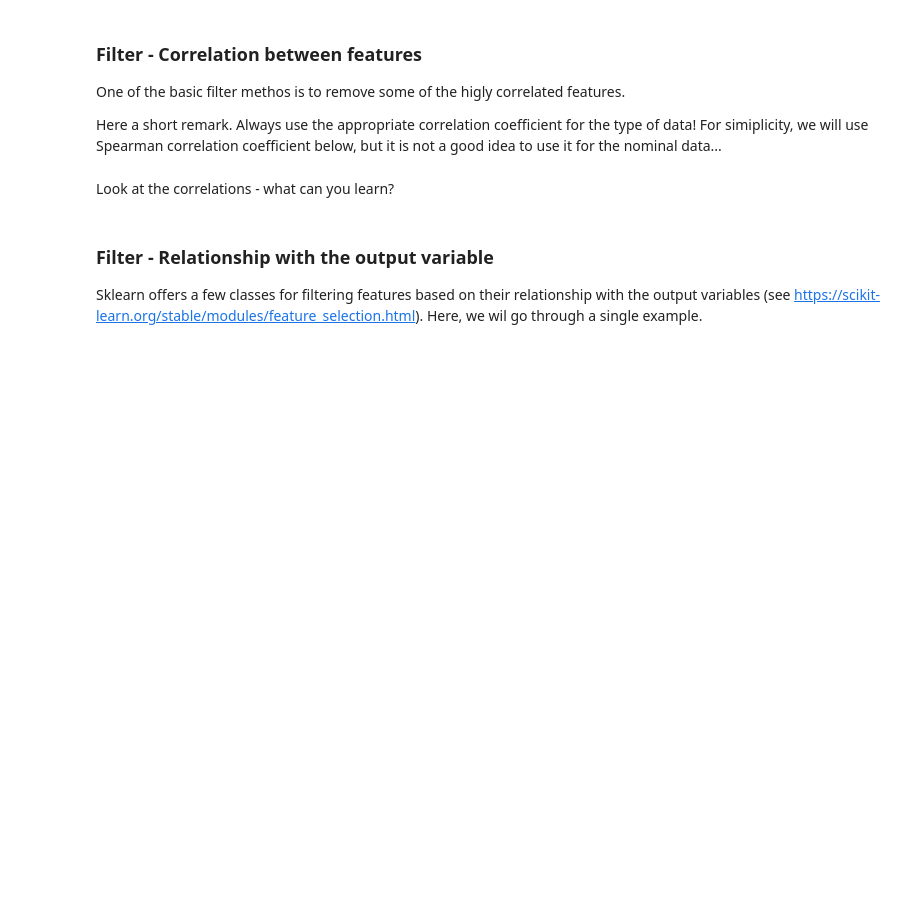
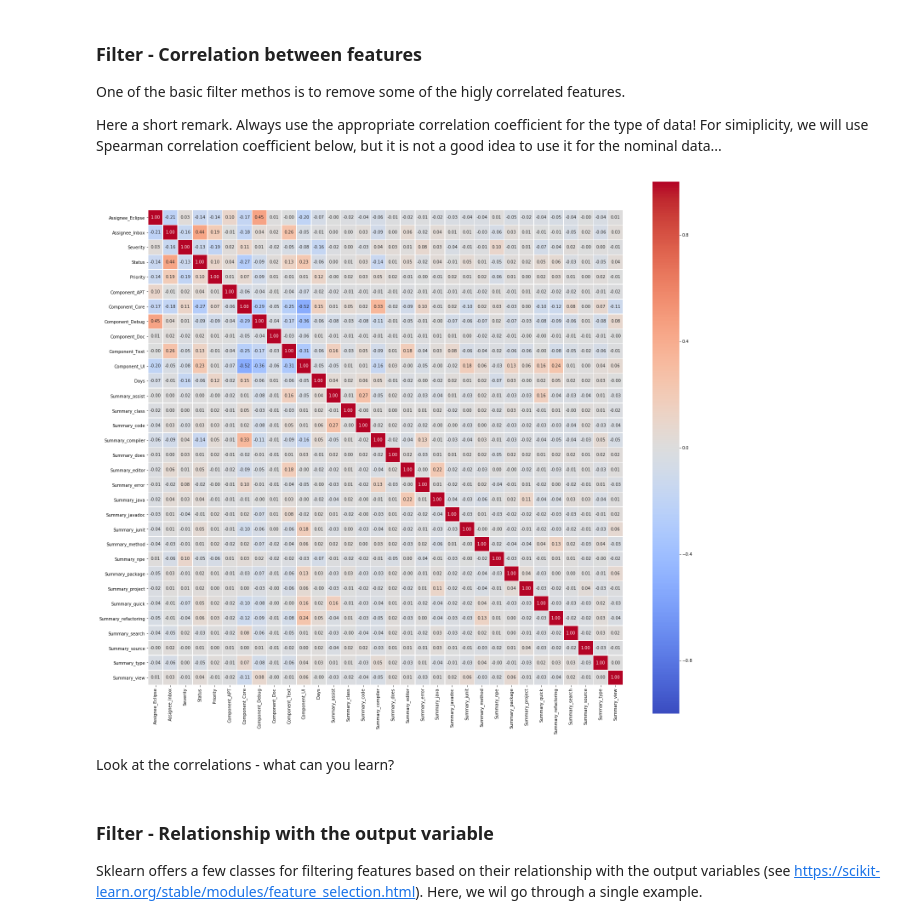
Before and after one commit to mochodek/Python-ML-tutorial, a Jupyter notebook: Lesson 04 - Feature Selection and Grid Search.ipynb, the cells around one changed output. Drawn from its saved outputs; the diff is of its cells as text; code cells hidden in the pictures; blank space fills up the shorter version.

Commit message:
Fixed confusion matrix plot size

```diff
--- a/Lesson 04 - Feature Selection and Grid Search.ipynb
+++ b/Lesson 04 - Feature Selection and Grid Search.ipynb
@@ -236,13 +341,15 @@ One of the basic filter methos is to remove some of the higly correlated feature
 
 Here a short remark. Always use the appropriate correlation coefficient for the type of data! For simiplicity, we will use Spearman correlation coefficient below, but it is not a good idea to use it for the nominal data...
 # %%
-plt.figure(figsize=(17,15))
+plt.figure(figsize=(25,23))
 corrs = X.corr(method="spearman") #pearson, spearman or kendall
 #sns.heatmap(cor, annot=True, cmap=plt.cm.Reds)
 sns.heatmap(corrs, vmin=-1.0, vmax=1.0, center=0, fmt='.2f',
                 square=True, linewidths=.5, annot=True, cmap='coolwarm')
 
 plt.show()
+# %% [output]
+[figure, added]
 # %% [markdown]
 Look at the correlations - what can you learn?
 # %% [markdown]
```
Also changed, not shown: parts of 33 cells of this notebook.
